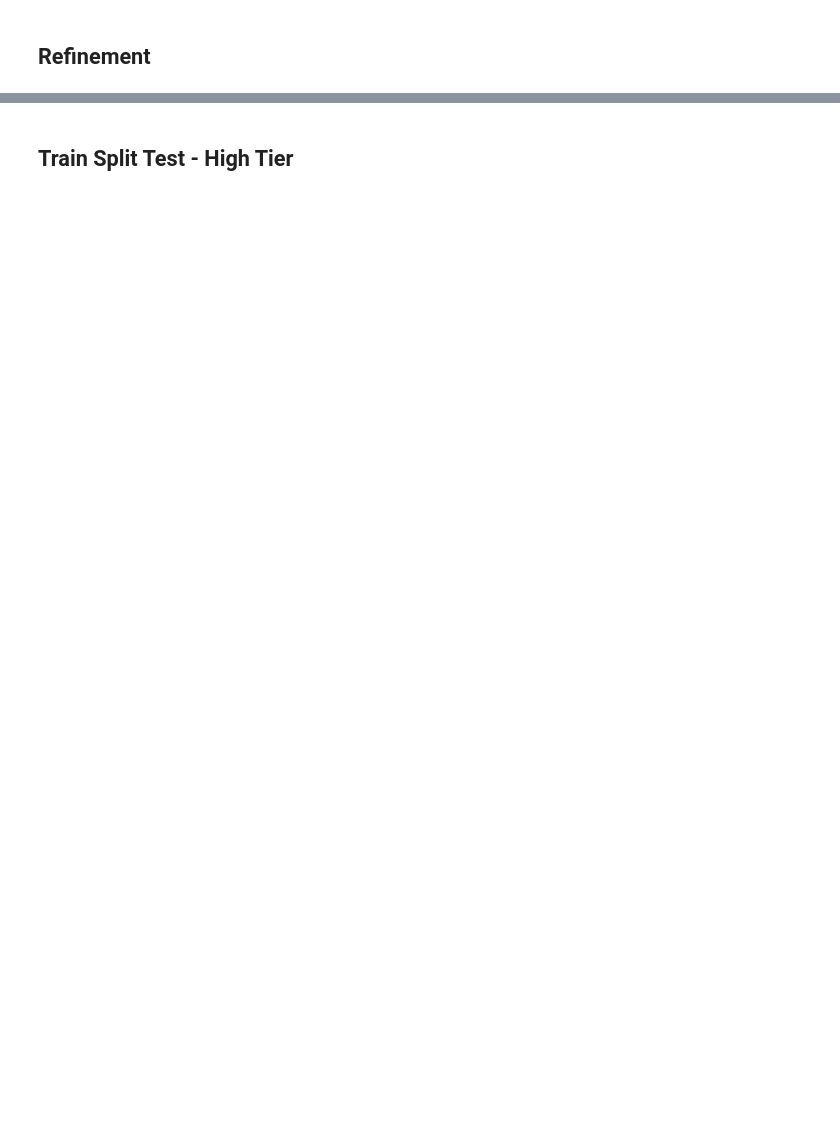
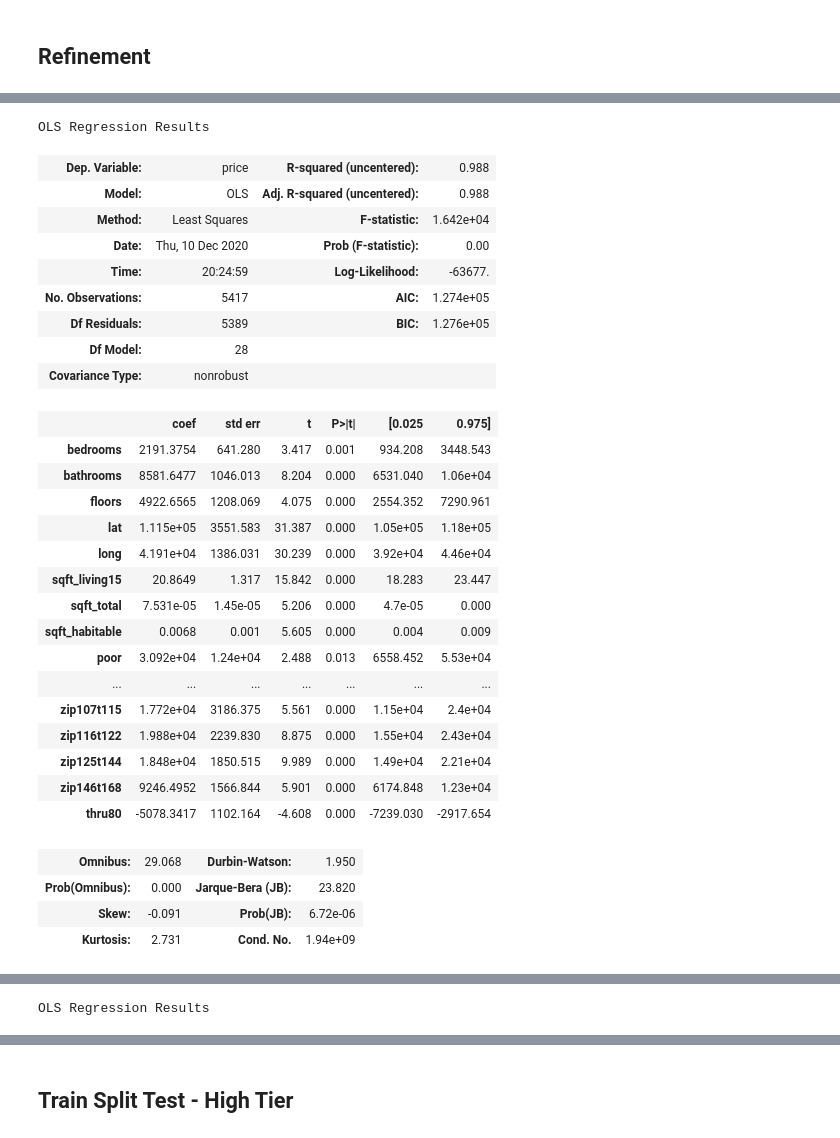
Before and after one commit to BlueViper8907/King-County-Housing-Regression, a Jupyter notebook: student_OSEMN.ipynb, the cells around one changed output, grey strips where cells are left out. Saved outputs shown, nothing was run; the diff lists cells and outputs as text; code cells hidden in the pictures; blank space fills up the shorter version.

Commit message:
made my column names a bit easier to read, played around with my dummy variables, cant seem to getr2 higher

```diff
--- a/student_OSEMN.ipynb
+++ b/student_OSEMN.ipynb
@@ -342,43 +590,92 @@ for i in range(1,100):
 # %%
 lowtier = kc_data[(kc_data.price > 210000) & (kc_data.price<=348000) ]
 midtier = kc_data[(kc_data.price > 348000) & (kc_data.price<=480000) ]
 uppermidtier = kc_data[(kc_data.price > 480000) & (kc_data.price<=664000) ]
 hightier = kc_data[(kc_data.price >664000) & (kc_data.price<=1080000)]
 
-lowincome = ['bedrooms', 'bathrooms', 'floors', 'lat', 'long', 'sqft_lot15', 'sqft_total',
-             'sqft_habitable',  'view1', 'view2', 'view3',  'grd7', 'grd8', 'grd9', 'zip12',
-             'zip13', 'zip5',  'zip7', 'zip8', 'zip9', 'thru80']
+lowincome = ['bedrooms', 'bathrooms', 'floors', 'lat', 'long',
+             'sqft_living15',  'sqft_total', 'sqft_habitable',
+             'poor', 'okay', 'good', 'great',
+             'view1', 'view2', 'view3',
+             'D','Cpl', 'Bmin', 'B',
+             'zip032t039', 'zip055t065', 'zip070t077', 'zip092t106',
+             'zip107t115', 'zip116t122', 'zip125t144', 'zip146t168',
+             'thru80']
 
 
-mediumincome = ['bathrooms', 'lat', 'long', 'sqft_living15',  'sqft_total', 'sqft_habitable',
-              'view2', 'view3', 'grd9', 'grd10', 'zip10', 'zip11', 'zip2', 'zip3', 'zip6', 'zip8',
-              'thru2000', 'thru2020', 'thru60', 'thru80']
+mediumincome = ['bathrooms', 'lat', 'long',
+                'sqft_living15', 'sqft_total', 'sqft_habitable',
+                'view2', 'Cpl', 'Bmin', 'B', 'Bpl',
+                'zip006t011', 'zip014t024', 'zip040t053',
+                'zip070t077', 'zip107t115', 'zip116t122',
+                'zip146t168', 'thru2000',
+                'thru2020', 'thru60', 'thru80']
 
-uppermedincome = ['bedrooms', 'bathrooms', 'floors', 'waterfront', 'lat', 'long', 'sqft_living15',
-                  'sqft_total', 'sqft_habitable', 'zip12', 'zip13', 'zip2', 'zip3', 'zip4', 'zip5',
-                  'zip6', 'zip7', 'zip8', 'thru2000', 'thru2020', 'thru60', 'thru80']
+uppermedincome = ['bedrooms', 'bathrooms', 'floors', 'waterfront',
+                  'lat', 'long', 'sqft_living15', 'sqft_habitable',
+                  'D',  'Bmin', 'B', 'Bpl', 'Amin',
+                  'zip027t031', 'zip032t039', 'zip055t065',
+                  'zip125t144', 'zip146t168',  'thru2000',
+                  'thru2020', 'thru80', 'mi_5_scls']
 
-highincome = ['bathrooms', 'bathrooms', 'floors', 'waterfront', 'yr_renovated', 'lat', 'long',
-              'sqft_living15','sqft_habitable', 'view2', 'grd4','zip11', 'zip12', 'zip13',
-              'zip14', 'zip2', 'zip3', 'zip4', 'zip5', 'zip6', 'zip7', 'zip8']
+highincome = ['bedrooms', 'bathrooms', 'waterfront', 'yr_renovated',
+              'sqft_living15',
+              'poor','good', 'great',
+              'Cmin','C', 'Cpl',  'B', 'Bpl', 'Amin',
+              'zip006t011', 'zip014t024', 'zip032t039', 'zip040t053',
+              'zip055t065', 'zip092t106', 'zip107t115', 'zip116t122',
+              'zip125t144', 'zip146t168', 'zip177t199', 'thru2000',
+              'thru2020', 'thru40', 'thru60', 'thru80',
+              'mi_nearest_scl',	'mi_3_scls', 'mi_5_scls']
 
 def make_ols(df, x_columns, drops=None, target='price', add_constant=False):
     if drops:
         drops.append(target)
         X = df.drop(columns=drops)
     else:
         X = df[x_columns]
     if add_constant:
         X = sm.add_constant(X)
     y = df[target]
     ols = sm.OLS(y, X)
     res = ols.fit()
     display(res.summary())
     fig = sm.graphics.qqplot(res.resid, dist=stats.norm, line='45', fit=True)
     return res
 
 
-#make_ols(lowtier,lowincome)
-#make_ols(midtier,mediumincome)
-#make_ols(uppermidtier,uppermedincome)
+make_ols(lowtier,lowincome)
+make_ols(midtier,mediumincome)
+make_ols(uppermidtier,uppermedincome)
 make_ols(hightier,highincome)
+# %% [output]
+OLS Regression Results
+| Dep. Variable: | price | R-squared (uncentered): | 0.988 |
+| Model: | OLS | Adj. R-squared (uncentered): | 0.988 |
+| Method: | Least Squares | F-statistic: | 1.642e+04 |
+| Date: | Thu, 10 Dec 2020 | Prob (F-statistic): | 0.00 |
+| Time: | 20:24:59 | Log-Likelihood: | -63677. |
+| No. Observations: | 5417 | AIC: | 1.274e+05 |
+| Df Residuals: | 5389 | BIC: | 1.276e+05 |
+| Df Model: | 28 |  |  |
+| Covariance Type: | nonrobust |  |  |
+|  | coef | std err | t | P>|t| | [0.025 | 0.975] |
+| bedrooms | 2191.3754 | 641.280 | 3.417 | 0.001 | 934.208 | 3448.543 |
+| bathrooms | 8581.6477 | 1046.013 | 8.204 | 0.000 | 6531.040 | 1.06e+04 |
+| floors | 4922.6565 | 1208.069 | 4.075 | 0.000 | 2554.352 | 7290.961 |
+| lat | 1.115e+05 | 3551.583 | 31.387 | 0.000 | 1.05e+05 | 1.18e+05 |
+| long | 4.191e+04 | 1386.031 | 30.239 | 0.000 | 3.92e+04 | 4.46e+04 |
+| sqft_living15 | 20.8649 | 1.317 | 15.842 | 0.000 | 18.283 | 23.447 |
+| sqft_total | 7.531e-05 | 1.45e-05 | 5.206 | 0.000 | 4.7e-05 | 0.000 |
+| sqft_habitable | 0.0068 | 0.001 | 5.605 | 0.000 | 0.004 | 0.009 |
+| poor | 3.092e+04 | 1.24e+04 | 2.488 | 0.013 | 6558.452 | 5.53e+04 |
+| ... | ... | ... | ... | ... | ... | ... |
+| zip107t115 | 1.772e+04 | 3186.375 | 5.561 | 0.000 | 1.15e+04 | 2.4e+04 |
+| zip116t122 | 1.988e+04 | 2239.830 | 8.875 | 0.000 | 1.55e+04 | 2.43e+04 |
+| zip125t144 | 1.848e+04 | 1850.515 | 9.989 | 0.000 | 1.49e+04 | 2.21e+04 |
+| zip146t168 | 9246.4952 | 1566.844 | 5.901 | 0.000 | 6174.848 | 1.23e+04 |
+| thru80 | -5078.3417 | 1102.164 | -4.608 | 0.000 | -7239.030 | -2917.654 |
+| Omnibus: | 29.068 | Durbin-Watson: | 1.950 |
+| Prob(Omnibus): | 0.000 | Jarque-Bera (JB): | 23.820 |
+| Skew: | -0.091 | Prob(JB): | 6.72e-06 |
+| Kurtosis: | 2.731 | Cond. No. | 1.94e+09 |
@@ -384,0 +687 @@ make_ols(hightier,highincome)
+OLS Regression Results
```
Also changed, not shown: parts of 39 cells of this notebook.
